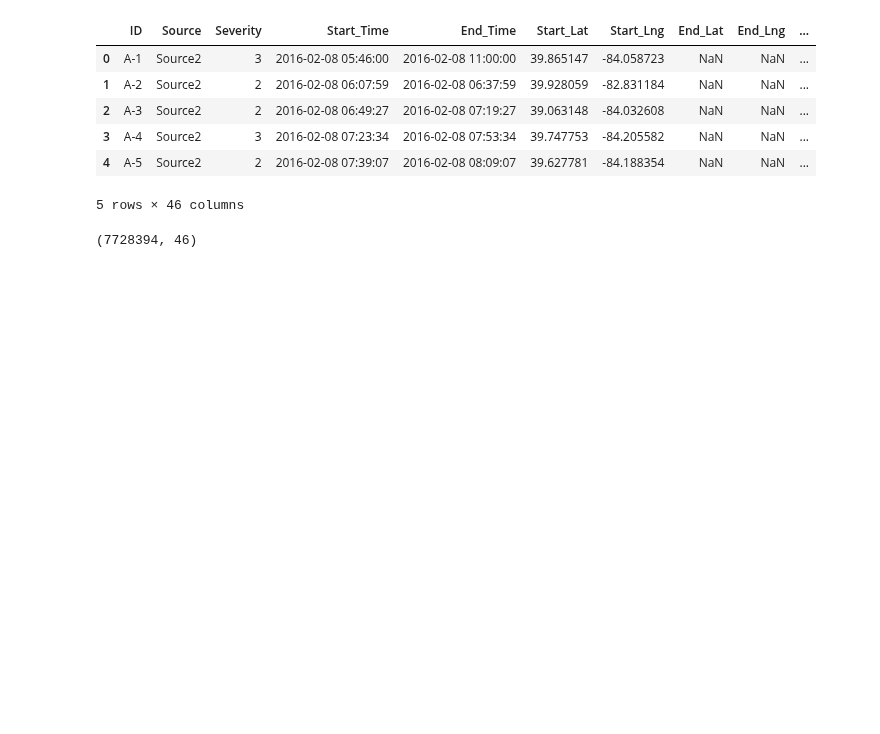
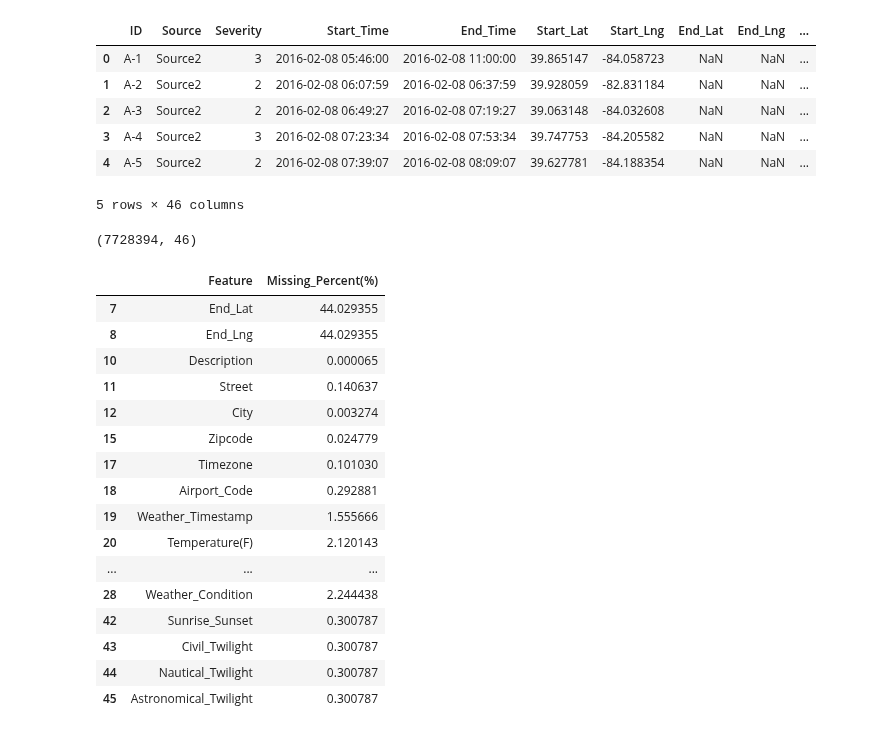
Before and after one commit to henry-bao/paml-final-project, a Jupyter notebook: src/data_sampling.ipynb, the cells around one changed output. Drawn from its saved outputs; the diff is of its cells as text; code cells hidden in the pictures; blank space fills up the shorter version.

```diff
--- a/src/data_sampling.ipynb
+++ b/src/data_sampling.ipynb
@@ -19,0 +30,24 @@ df.shape
+# %%
+missing_values = pd.DataFrame(df.isnull().sum(), columns=['Missing_Count']).reset_index()
+missing_values.columns = ['Feature', 'Missing_Percent(%)']
+missing_values['Missing_Percent(%)'] = missing_values['Missing_Percent(%)'] / df.shape[0] * 100
+missing_values = missing_values[missing_values['Missing_Percent(%)'] > 0]
+missing_values
+# %% [output]
+|  | Feature | Missing_Percent(%) |
+| 7 | End_Lat | 44.029355 |
+| 8 | End_Lng | 44.029355 |
+| 10 | Description | 0.000065 |
+| 11 | Street | 0.140637 |
+| 12 | City | 0.003274 |
+| 15 | Zipcode | 0.024779 |
+| 17 | Timezone | 0.101030 |
+| 18 | Airport_Code | 0.292881 |
+| 19 | Weather_Timestamp | 1.555666 |
+| 20 | Temperature(F) | 2.120143 |
+| ... | ... | ... |
+| 28 | Weather_Condition | 2.244438 |
+| 42 | Sunrise_Sunset | 0.300787 |
+| 43 | Civil_Twilight | 0.300787 |
+| 44 | Nautical_Twilight | 0.300787 |
+| 45 | Astronomical_Twilight | 0.300787 |
```
Also changed, not shown: parts of 8 cells of this notebook, 13 other files.
